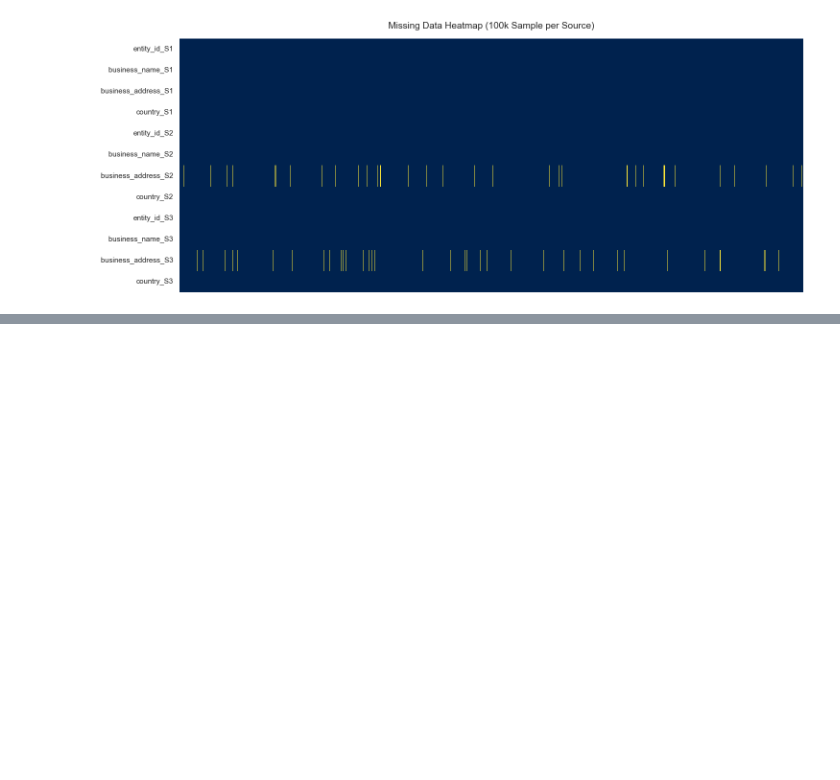
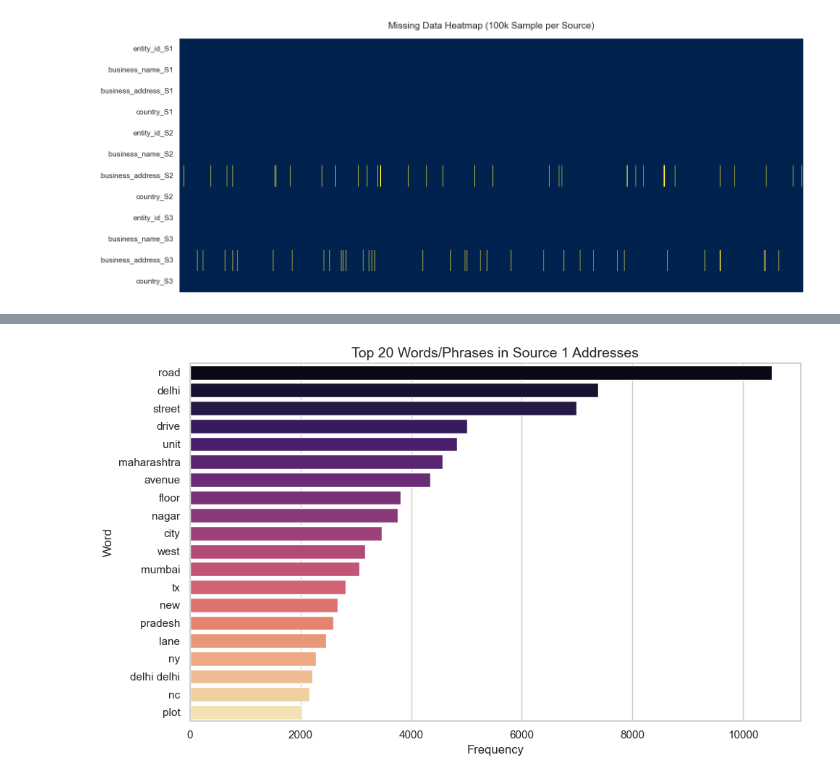
Before and after one commit to Tanthetaa45/ML_Challenge_2026, a Jupyter notebook: code/business_entity_resolution/src/EDA.ipynb, the cells around one changed output, grey strips where cells are left out. Saved outputs shown, nothing was run; the diff lists cells and outputs as text; code cells hidden in the pictures; blank space fills up the shorter version.

Commit message:
Basic Structure For EDA and Feature Extraction

```diff
--- a/code/business_entity_resolution/src/EDA.ipynb
+++ b/code/business_entity_resolution/src/EDA.ipynb
@@ -287,0 +338,94 @@ plt.show()
+# %%
+import pandas as pd
+import numpy as np
+import unicodedata
+import re
+from sklearn.feature_extraction.text import CountVectorizer
+import matplotlib.pyplot as plt
+import seaborn as sns
+
+print("=== EXACT STRING MATCH ANALYSIS (50k SAMPLE) ===")
+
+def clean_text_fast(text):
+    if pd.isna(text) or text == '':
+        return ""
+    text = unicodedata.normalize('NFKD', str(text)).encode('ASCII', 'ignore').decode('utf-8').lower()
+    text = re.sub(r'[^a-z0-9\s]', ' ', text)
+    return re.sub(r'\s+', ' ', text).strip()
+
+# 1. Sample 50k S1 IDs
+np.random.seed(42)
+sample_s1_ids = set(np.random.choice(gt['source1_entity_id'].values, size=50000, replace=False))
+sample_gt = gt[gt['source1_entity_id'].isin(sample_s1_ids)].copy()
+sample_s1 = train_s1[train_s1['entity_id'].isin(sample_s1_ids)].copy()
+
+# 2. Extract ONLY the necessary S2/S3 candidate IDs to save processing time
+matched_ids = set()
+for matches in sample_gt['matched_entity_ids'].dropna():
+    for m in str(matches).split(','):
+        if m.strip(): matched_ids.add(m.strip())
+
+sample_s2 = train_s2[train_s2['entity_id'].isin(matched_ids)].copy()
+sample_s3 = train_s3[train_s3['entity_id'].isin(matched_ids)].copy()
+
+print(f"Cleaning text for {len(sample_s1):,} S1 entities and {len(sample_s2) + len(sample_s3):,} known candidates...")
+
+# 3. Apply cleaning to create the required columns
+for df in [sample_s1, sample_s2, sample_s3]:
+    df['clean_name'] = df['business_name'].apply(clean_text_fast)
+    df['clean_address'] = df['business_address'].apply(clean_text_fast)
+
+# 4. Create fast lookup dictionaries for exact matching
+cand_name_dict = pd.concat([sample_s2[['entity_id', 'clean_name']], sample_s3[['entity_id', 'clean_name']]]).set_index('entity_id')['clean_name'].to_dict()
+cand_addr_dict = pd.concat([sample_s2[['entity_id', 'clean_address']], sample_s3[['entity_id', 'clean_address']]]).set_index('entity_id')['clean_address'].to_dict()
+
+exact_names = 0
+exact_addrs = 0
+total_pairs = 0
+
+# 5. Check exact matches for true positive pairs
+for _, row in sample_gt.iterrows():
+    s1_id = row['source1_entity_id']
+    s1_name = sample_s1.loc[sample_s1['entity_id'] == s1_id, 'clean_name'].values
+    s1_addr = sample_s1.loc[sample_s1['entity_id'] == s1_id, 'clean_address'].values
+
+    if len(s1_name) == 0: continue
+    s1_n, s1_a = str(s1_name[0]), str(s1_addr[0])
+
+    raw_matches = row['matched_entity_ids']
+    matches = set([m.strip() for m in str(raw_matches).split(',') if m.strip()]) if pd.notna(raw_matches) else set()
+
+    for match_id in matches:
+        if match_id in cand_name_dict:
+            total_pairs += 1
+            if s1_n != "" and s1_n == str(cand_name_dict[match_id]): exact_names += 1
+            if s1_a != "" and s1_a == str(cand_addr_dict[match_id]): exact_addrs += 1
+
+if total_pairs > 0:
+    print(f"\nTotal True Match Pairs Analyzed: {total_pairs:,}")
+    print(f"Exact Name Matches:    {exact_names:,} ({(exact_names/total_pairs)*100:.2f}%)")
+    print(f"Exact Address Matches: {exact_addrs:,} ({(exact_addrs/total_pairs)*100:.2f}%)")
+    print(f"Fuzzy Matches Required: {(total_pairs - max(exact_names, exact_addrs)):,} ({((total_pairs - max(exact_names, exact_addrs))/total_pairs)*100:.2f}%)")
+
+print("\n=== TOP ADDRESS N-GRAM NOISE ===")
+def plot_top_ngrams(corpus, title, n=20):
+    vec = CountVectorizer(stop_words='english', ngram_range=(1, 2)).fit(corpus)
+    bag_of_words = vec.transform(corpus)
+    sum_words = bag_of_words.sum(axis=0)
+
+    words_freq = [(word, sum_words[0, idx]) for word, idx in vec.vocabulary_.items()]
+    words_freq = sorted(words_freq, key=lambda x: x[1], reverse=True)[:n]
+
+    df_freq = pd.DataFrame(words_freq, columns=['Word', 'Frequency'])
+
+    plt.figure(figsize=(10, 6))
+    sns.barplot(x='Frequency', y='Word', data=df_freq, palette="magma")
+    plt.title(title, fontsize=14)
+    plt.tight_layout()
+    plt.show()
+
+# Drop empties to avoid CountVectorizer errors
+s1_clean_addrs = sample_s1['clean_address'][sample_s1['clean_address'] != '']
+if len(s1_clean_addrs) > 0:
+    plot_top_ngrams(s1_clean_addrs, "Top 20 Words/Phrases in Source 1 Addresses")
+# %% [output]
@@ -287,0 +444 @@ plt.show()
+[figure, added]
```
Also changed, not shown: parts of 6 cells of this notebook, 3 other files.
